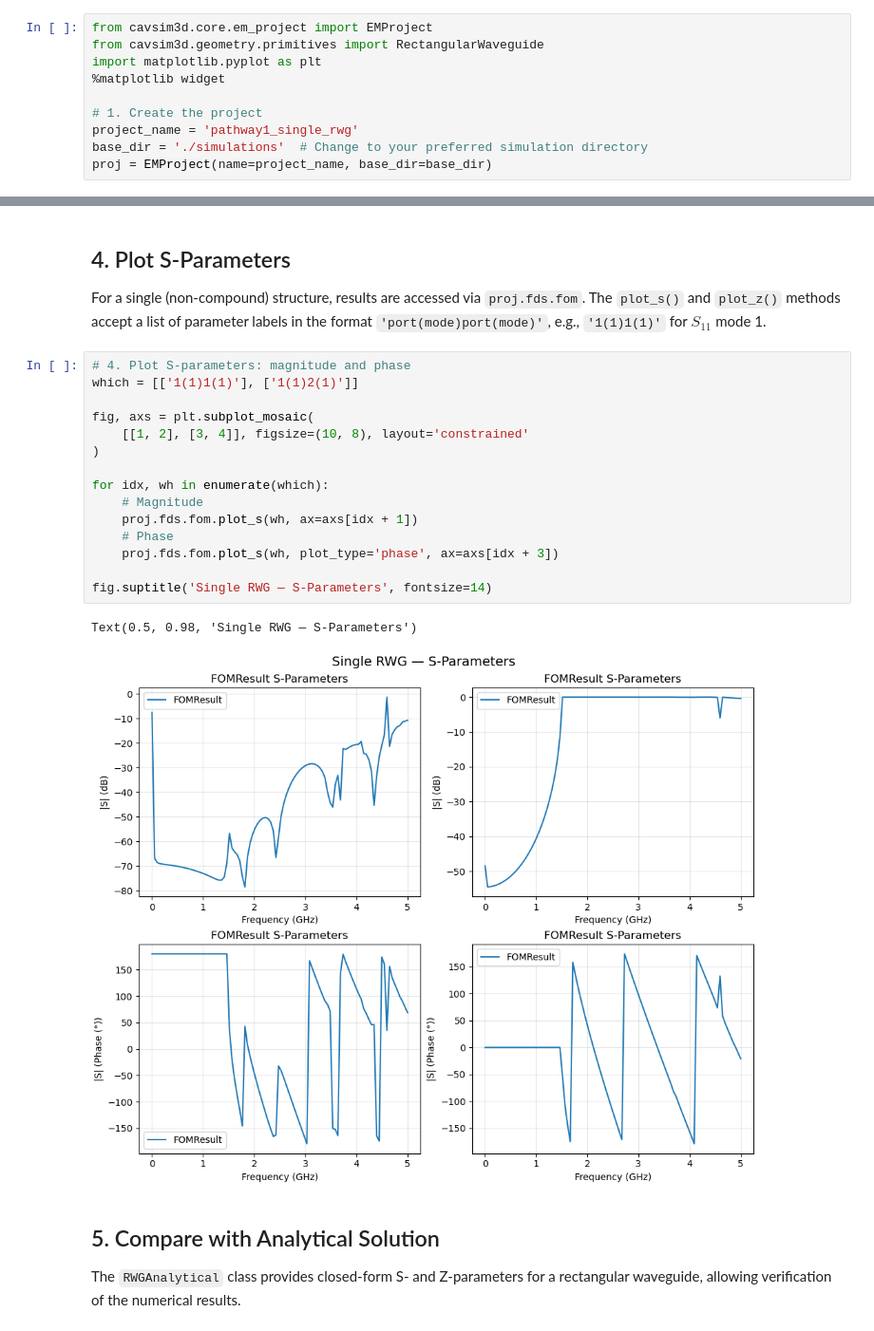
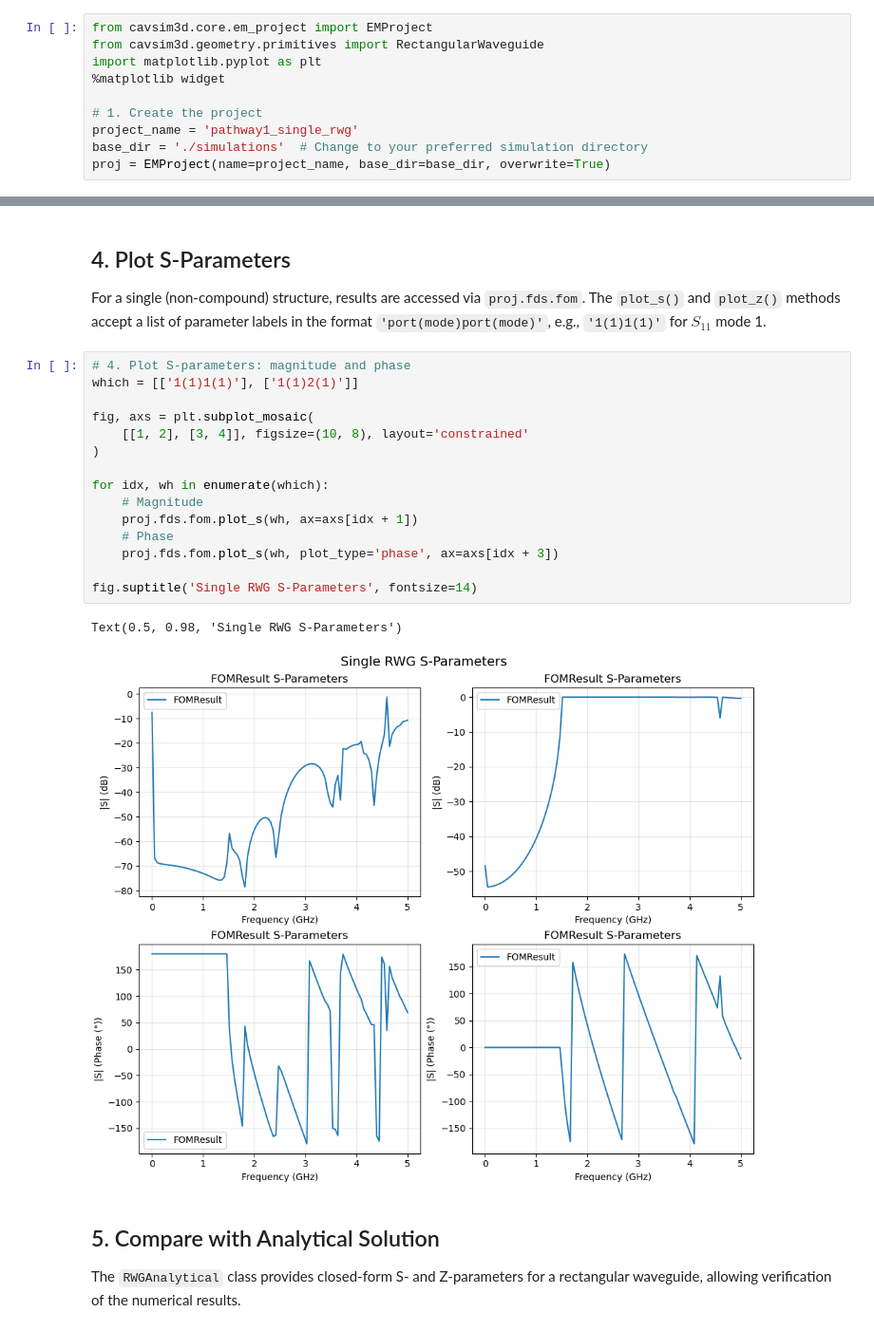
Before and after one commit to Dark-Elektron/cavsim3d, a Jupyter notebook: site/tutorials/pathway1_single_solid/pathway1_single_solid.ipynb, the cells around one changed output, grey strips where cells are left out. Shown at 95% size. Cells and saved outputs as stored; diff of their text form.

```diff
--- a/site/tutorials/pathway1_single_solid/pathway1_single_solid.ipynb
+++ b/site/tutorials/pathway1_single_solid/pathway1_single_solid.ipynb
@@ -32,5 +32,5 @@ import matplotlib.pyplot as plt
 # 1. Create the project
 project_name = 'pathway1_single_rwg'
 base_dir = './simulations'  # Change to your preferred simulation directory
-proj = EMProject(name=project_name, base_dir=base_dir)
+proj = EMProject(name=project_name, base_dir=base_dir, overwrite=True)
 # %% [output]
@@ -122,21 +123,21 @@ The `plot_s()` and `plot_z()` methods accept a list of parameter labels in the f
 # %%
 # 4. Plot S-parameters: magnitude and phase
 which = [['1(1)1(1)'], ['1(1)2(1)']]
 
 fig, axs = plt.subplot_mosaic(
     [[1, 2], [3, 4]], figsize=(10, 8), layout='constrained'
 )
 
 for idx, wh in enumerate(which):
     # Magnitude
     proj.fds.fom.plot_s(wh, ax=axs[idx + 1])
     # Phase
     proj.fds.fom.plot_s(wh, plot_type='phase', ax=axs[idx + 3])
 
-fig.suptitle('Single RWG — S-Parameters', fontsize=14)
+fig.suptitle('Single RWG S-Parameters', fontsize=14)
 # %% [output]
-Text(0.5, 0.98, 'Single RWG — S-Parameters')
+Text(0.5, 0.98, 'Single RWG S-Parameters')
-[figure, old version]
+[figure, new version]
 # %% [markdown]
 ## 5. Compare with Analytical Solution
 
```
Also changed, not shown: parts of 10 cells of this notebook, 35 other files.
